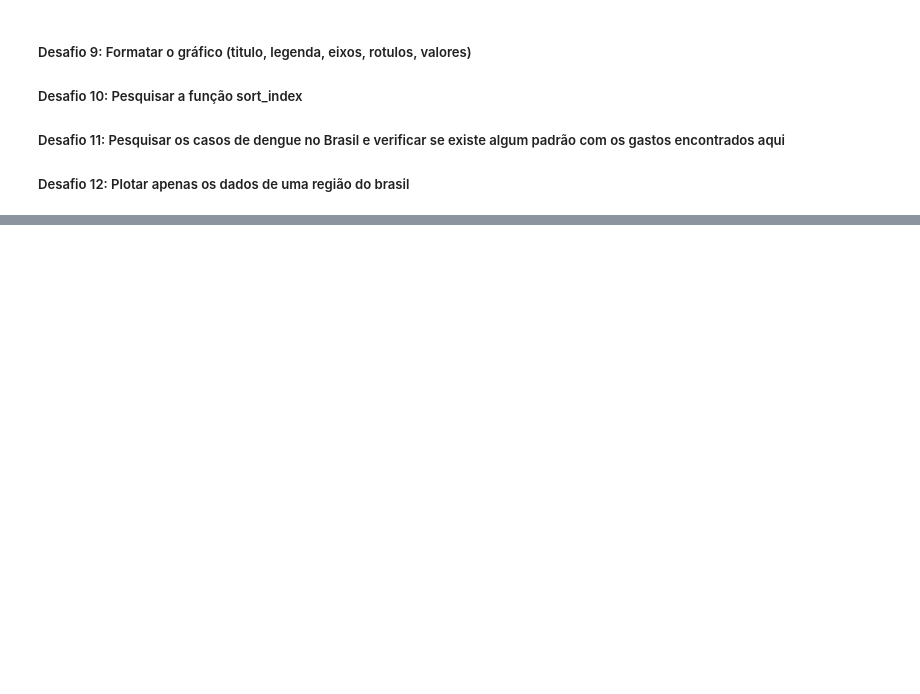
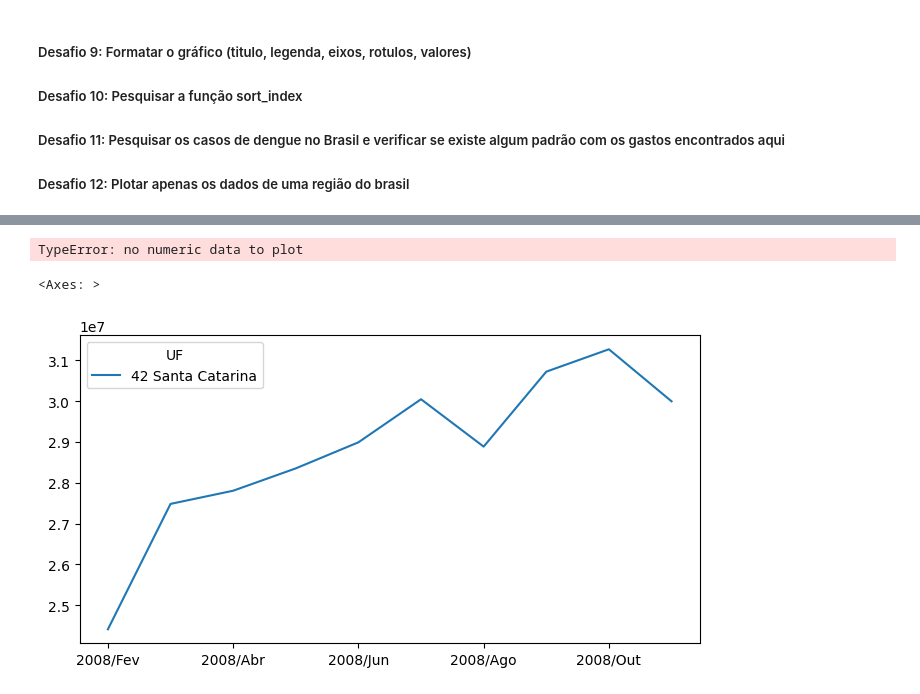
Before and after one commit to Lem0nes/POS-ALURA, a Jupyter notebook: A1-analise-exploracao-dados/main-1.ipynb, the cells around one changed output, grey strips where cells are left out. Saved outputs shown, nothing was run; the diff lists cells and outputs as text; code cells hidden in the pictures; blank space fills up the shorter version.

```diff
--- a/A1-analise-exploracao-dados/main-1.ipynb
+++ b/A1-analise-exploracao-dados/main-1.ipynb
@@ -240,6 +119,24 @@ dados_usaveis.head(7)
 ##### Desafio 6: Ordernar dataframe com base na coluna total, para que na primeira tenha a linha com maior gasto, e na última coluna com menor gasto (ordenação)
 ##### Desafio 7: adicionar uma coluna com a região de cada estado
 ##### Desafio 8: adicione seu estado nessa lista de 7 estados
+# %%
+# Concluir código do desafio 7
+df_teste = dados_usaveis.copy(deep=True)
+dados_usaveis['Região'] = None
+for i in range(len(dados_usaveis.index)):
+    #x = int(dados_usaveis.index[i][:2])
+    if int(dados_usaveis.index[i][:2]) >= 11 and int(dados_usaveis.index[i][:2]) <= 16:
+        dados_usaveis.iloc[[i][:2], -1] = 'Norte'
+    elif int(dados_usaveis.index[i][:2]) >= 17 and int(dados_usaveis.index[i][:2]) <= 29:
+        dados_usaveis.iloc[[i][:2], -1]  = 'Nordeste'
+    elif int(dados_usaveis.index[i][:2]) >= 31 and int(dados_usaveis.index[i][:2]) <= 35:
+        dados_usaveis.iloc[[i][:2], -1]  = 'Sudeste'
+    elif int(dados_usaveis.index[i][:2]) >= 41 and int(dados_usaveis.index[i][:2]) <= 50:
+        dados_usaveis.iloc[[i][:2], -1] = 'Sul'
+    else:
+        dados_usaveis.iloc[[i][:2], -1]  = 'Centro-Oeste'
+
+dados_usaveis.iloc[:,-1]
 # %%
 np.random.seed(42)
 dados_dos_7_estados = dados_usaveis.sample(7)
@@ -355,0 +165,5 @@ Index(['11 Rondônia', '12 Acre', '13 Amazonas', '14 Roraima', '15 Pará',
+# %%
+np.random.seed(42)
+ordenados_por_total.iloc[:,:-2] = ordenados_por_total.iloc[:,:-2].astype(float)
+ordenados_por_total.dtypes
+#ordenados_por_total.T.iloc[:5].plot(figsize=(10,6))
@@ -355,0 +183,21 @@ Index(['11 Rondônia', '12 Acre', '13 Amazonas', '14 Roraima', '15 Pará',
+# %%
+np.random.seed(42)
+ordenados_por_total.T.iloc[:20,:].plot(figsize=(10,6))
+
+# Formatação eixo Y
+current_values = plt.gca().get_yticks() # Armazena valores do eixo Y
+plt.gca().set_yticklabels(['R${:,.0f}'.format(x) for x in current_values]) # Formata e configura rotulo do eixo Y
+
+plt.title('Gasto total com saúde por mês/ano')
+plt.legend(bbox_to_anchor=(1.25, 1.015), loc='upper right')
+plt.xlabel('Período')
+plt.ylabel('Valor Gasto')
+plt.show()
+# %% [output]
+TypeError: no numeric data to plot
+# %%
+regiao_especifica = ordenados_por_total[ordenados_por_total['Região'] == 'Sul']
+regiao_especifica.T.iloc[:10,:].plot(figsize=(8,4))
+# %% [output]
+<Axes: >
+[figure, added]
```
Also changed, not shown: parts of 28 cells of this notebook.
